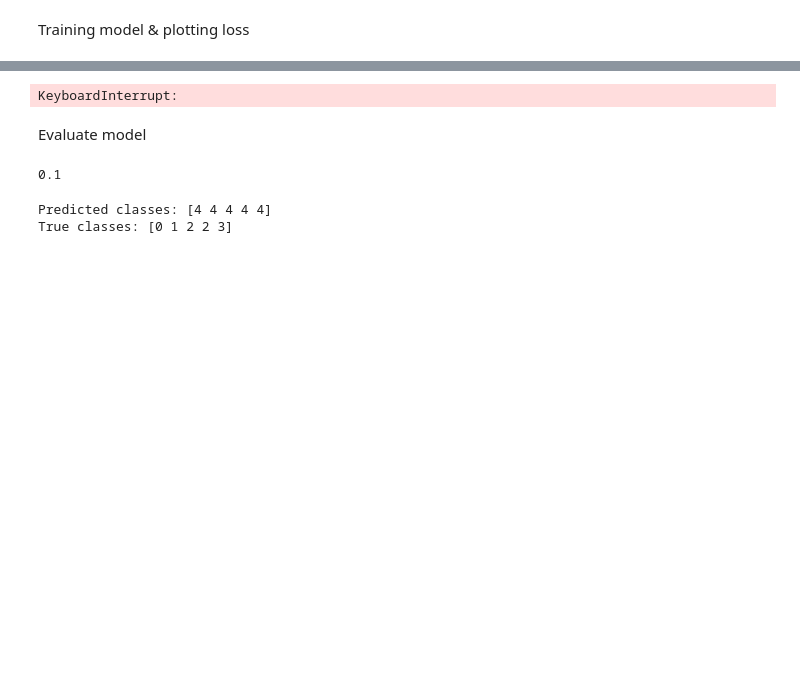
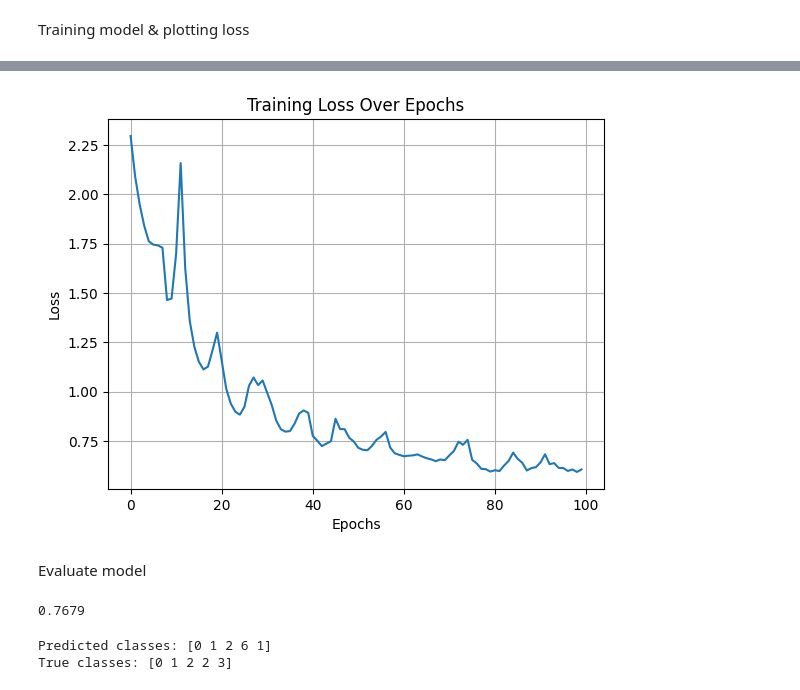
Before and after one commit to TahaChoksi220057729/PMAIG11, a Jupyter notebook: weng_part1.ipynb, the cells around one changed output, grey strips where cells are left out. Saved outputs shown, nothing was run; the diff lists cells and outputs as text; code cells hidden in the pictures; blank space fills up the shorter version.

Commit message:
nn on 35000 samples, 4 hidden layers, grad clipping

```diff
--- a/weng_part1.ipynb
+++ b/weng_part1.ipynb
@@ -195,9 +198,8 @@ class CrossEntropy:
 # %%
 class NeuralNetwork:
-    def __init__(self, layers, loss_fn, learning_rate):
+    def __init__(self, layers, loss_fn):
         self.layers = layers
         self.loss_fn = loss_fn
-        self.learning_rate = learning_rate
         return
 
     def forward(self, x):
@@ -211,12 +213,13 @@ class NeuralNetwork:
     def backward(self, y_train):
         grad = self.loss_fn.backward(y_train)
         for i in range(len(self.layers) - 1, -1, -1):
+            grad = np.clip(grad, -2, 2)
             grad = self.layers[i].backward(grad)
 
-    def update(self):
+    def update(self, epoch):
         for layer in self.layers:
             if isinstance(layer, Linear):
-                layer.update_weights(self.learning_rate)
+                layer.update_weights(1e-5)
 
     def predict(self, X):
         return self.forward(X)
@@ -232,11 +235,11 @@ class NeuralNetwork:
         for epoch in range(epochs):
             y_pred = self.forward(X_train)
             loss = self.loss(y_train, y_pred)
-            if epoch % 10 == 0:
+            if epoch % 5 == 0:
                 print(f"Epoch: {epoch}, Loss: {loss}")
             loss_hist.append(loss)
             self.backward(y_train)
-            self.update()
+            self.update(epoch)
         return loss_hist
 # %%
 def plot_loss(loss_hist):
@@ -251,22 +254,23 @@ def plot_loss(loss_hist):
 # %%
 model = NeuralNetwork(
     [
-        Linear(X_train.shape[1], 400),
+        Linear(X_train.shape[1], 600),
         ReLU(),
-        Linear(400, 100),
+        Linear(600, 300),
         ReLU(),
-        Linear(100,50 ),
+        Linear(300,100),
+        ReLU(),
+        Linear(100,50),
         ReLU(),
         Linear(50, 10,weight_init="xavier"),
         Softmax(crossEntropy=True)
     ],
-    CrossEntropy(softmax=True),
-    0.001)
+    CrossEntropy(softmax=True))
 # %% [markdown]
 Training model & plotting loss
 # %%
-X_train_sample = X_train
-y_train_sample = y_train
-loss_hist = model.train(X_train_sample, y_train_sample, epochs=100)
+X_train_sample = X_train[:35000]
+y_train_sample = y_train[:35000]
+loss_hist = model.train(X_train_sample, y_train_sample, epochs=200)
 plot_loss(loss_hist)
 # %% [output]
@@ -277,11 +287,11 @@ Epoch: 30, Loss: 14.248398670853382
-KeyboardInterrupt:
+[figure, added]
 # %% [markdown]
 Evaluate model
 # %%
 acc = model.evaluate(X_test, y_test)
 print(acc)
 # %% [output]
-0.1
+0.7679
 # %%
 y_pred = model.predict(X_test[:5])
 y = y_test[:5]
@@ -290,5 +300,5 @@ true_classes = np.argmax(y_test[:5], axis=1)
 print("Predicted classes:", predicted_classes)
 print("True classes:", true_classes)
 # %% [output]
-Predicted classes: [4 4 4 4 4]
+Predicted classes: [0 1 2 6 1]
 True classes: [0 1 2 2 3]
```
Also changed, not shown: parts of 3 cells of this notebook.
